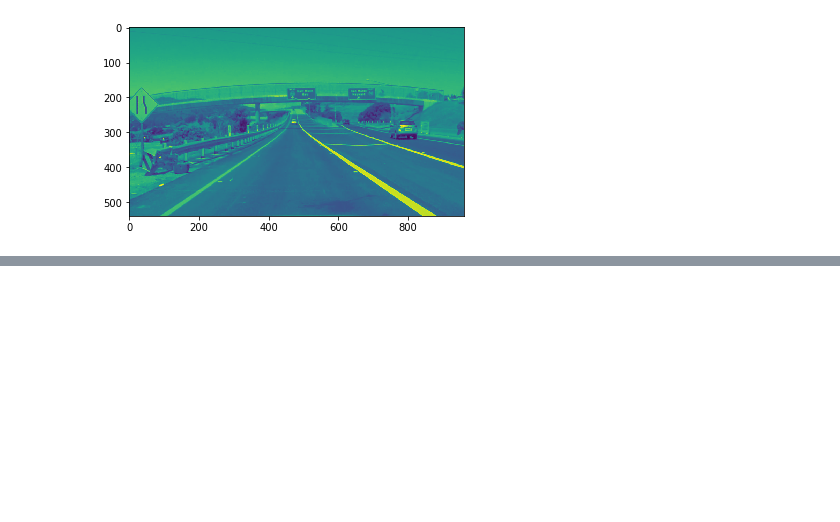
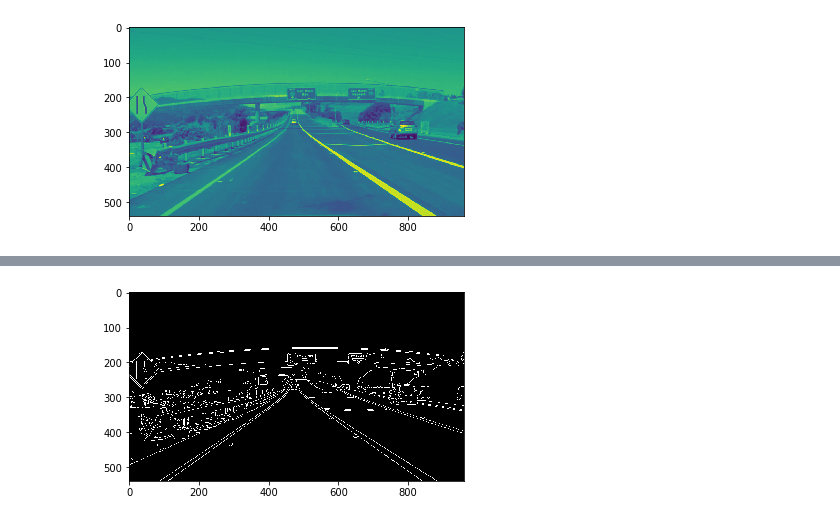
Before and after one commit to sarath054/self-driving-car-nano-degree, a Jupyter notebook: learn-t1-l2/l2.ipynb, the cells around one changed output, grey strips where cells are left out. Drawn from its saved outputs; the diff is of its cells as text; code cells hidden in the pictures; blank space fills up the shorter version.

```diff
--- a/learn-t1-l2/l2.ipynb
+++ b/learn-t1-l2/l2.ipynb
@@ -108,0 +118,10 @@ plt.show()
+# %%
+# Apply Canny edge detection with suitable parameter
+low_threshold = 50
+high_threshold = 150
+img_edges = cv2.Canny(img_blur, low_threshold, high_threshold)
+
+plt.imshow(img_edges, cmap='Greys_r')
+plt.show()
+# %% [output]
+[figure, added]
```
Also changed, not shown: parts of 6 cells of this notebook.
